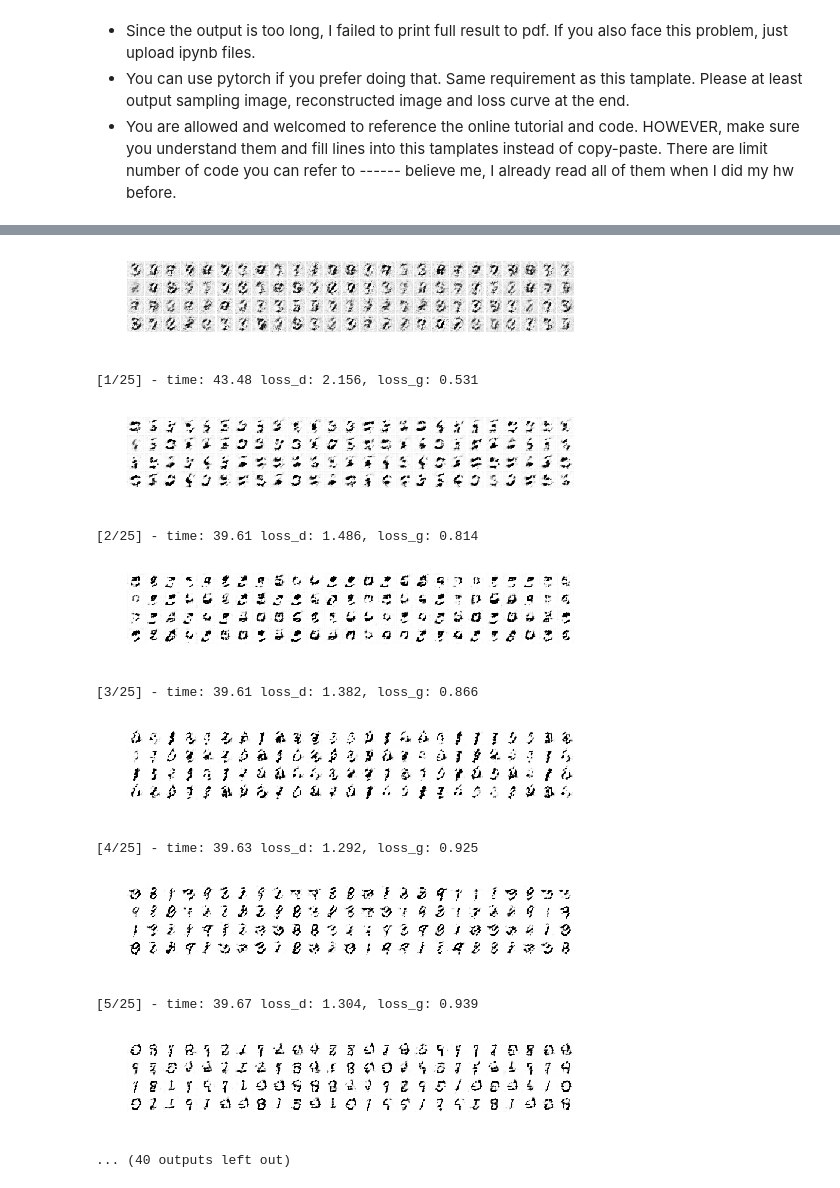
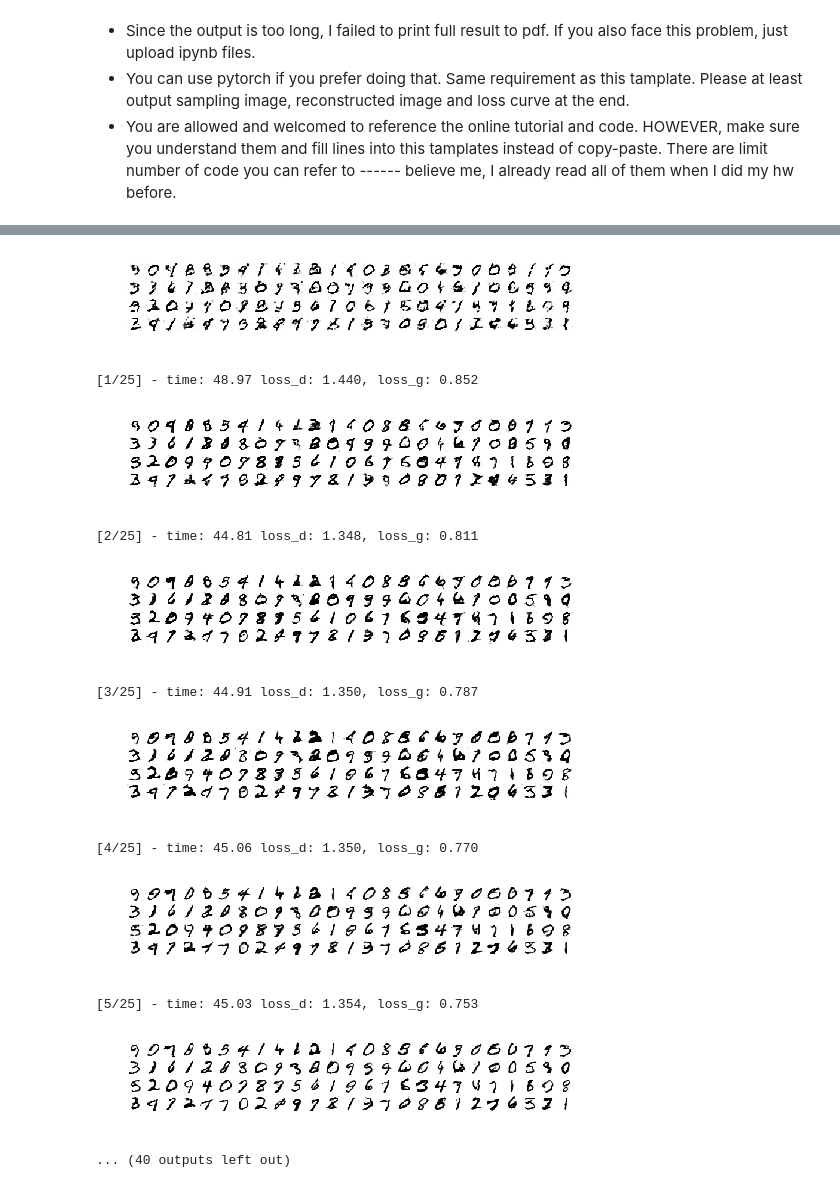
Before and after one commit to wangbcbill/Deep-Learning, a Jupyter notebook: MNIST_GAN.ipynb, the cells around one changed output, grey strips where cells are left out. Cells and saved outputs as stored; diff of their text form; code cells hidden in the pictures.

```diff
--- a/MNIST_GAN.ipynb
+++ b/MNIST_GAN.ipynb
@@ -292,7 +292,7 @@ class DCGAN(object):
         plt.show()
 # %%
 with tf.Session() as sess:
-    dcgan = DCGAN(sess, batch_size=200, image_size=28, z_dim=5, GPU=True)
+    dcgan = DCGAN(sess, batch_size=200, image_size=28, z_dim=10, GPU=True)
     dcgan.train(num_epoch=25, lr=0.0002, beta1=0.5)
 # %% [output]
 WARNING:tensorflow:From /usr/local/lib/python3.6/dist-packages/tensorflow/python/framework/op_def_library.py:263: colocate_with (from tensorflow.python.framework.ops) is deprecated and will be removed ...
@@ -311,12 +313,12 @@ Use keras.layers.flatten instead.
-[figure, old version]
+[figure, new version]
-[1/25] - time: 43.48 loss_d: 2.156, loss_g: 0.531
+[1/25] - time: 48.97 loss_d: 1.440, loss_g: 0.852
-[figure, old version]
+[figure, new version]
-[2/25] - time: 39.61 loss_d: 1.486, loss_g: 0.814
+[2/25] - time: 44.81 loss_d: 1.348, loss_g: 0.811
-[figure, old version]
+[figure, new version]
-[3/25] - time: 39.61 loss_d: 1.382, loss_g: 0.866
+[3/25] - time: 44.91 loss_d: 1.350, loss_g: 0.787
-[figure, old version]
+[figure, new version]
-[4/25] - time: 39.63 loss_d: 1.292, loss_g: 0.925
+[4/25] - time: 45.06 loss_d: 1.350, loss_g: 0.770
-[figure, old version]
+[figure, new version]
-[5/25] - time: 39.67 loss_d: 1.304, loss_g: 0.939
+[5/25] - time: 45.03 loss_d: 1.354, loss_g: 0.753
-[figure, old version]
+[figure, new version]
 ... (40 outputs left out)
```
Also changed, not shown: parts of 1 cell of this notebook.
